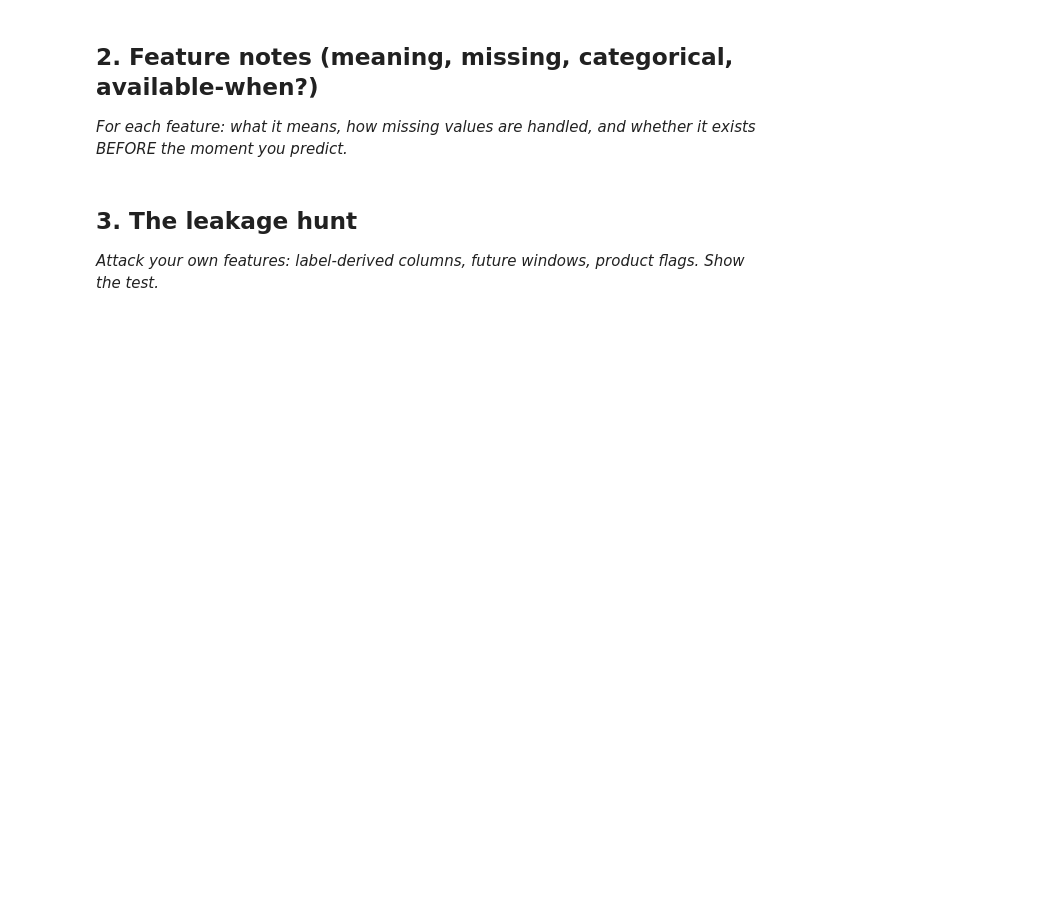
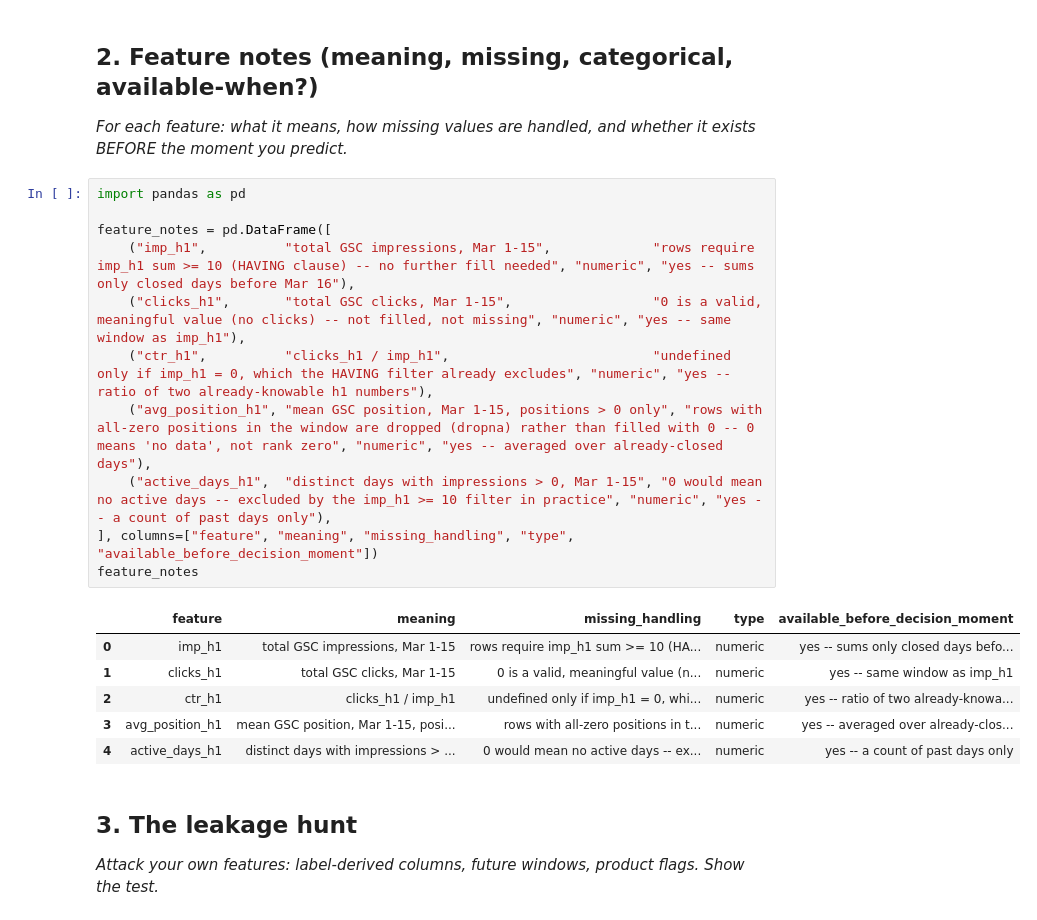
Before and after one commit to irene501/flyrank, a Jupyter notebook: work/notebooks/w03_feature_leakage_check.ipynb, the cells around one changed output. Drawn from its saved outputs; the diff is of its cells as text; blank space fills up the shorter version.

```diff
--- a/work/notebooks/w03_feature_leakage_check.ipynb
+++ b/work/notebooks/w03_feature_leakage_check.ipynb
@@ -14,6 +78,24 @@ This skeleton is yours to fill. Work the sections **in order** — each one has
 ## 2. Feature notes (meaning, missing, categorical, available-when?)
 
 *For each feature: what it means, how missing values are handled, and whether it exists BEFORE the moment you predict.*
+# %%
+import pandas as pd
+
+feature_notes = pd.DataFrame([
+    ("imp_h1",          "total GSC impressions, Mar 1-15",             "rows require imp_h1 sum >= 10 (HAVING clause) -- no further fill needed", "numeric", "yes -- sums only closed days before Mar 16"),
+    ("clicks_h1",       "total GSC clicks, Mar 1-15",                  "0 is a valid, meaningful value (no clicks) -- not filled, not missing", "numeric", "yes -- same window as imp_h1"),
+    ("ctr_h1",          "clicks_h1 / imp_h1",                          "undefined only if imp_h1 = 0, which the HAVING filter already excludes", "numeric", "yes -- ratio of two already-knowable h1 numbers"),
+    ("avg_position_h1", "mean GSC position, Mar 1-15, positions > 0 only", "rows with all-zero positions in the window are dropped (dropna) rather than filled with 0 -- 0 means 'no data', not rank zero", "numeric", "yes -- averaged over already-closed days"),
+    ("active_days_h1",  "distinct days with impressions > 0, Mar 1-15", "0 would mean no active days -- excluded by the imp_h1 >= 10 filter in practice", "numeric", "yes -- a count of past days only"),
+], columns=["feature", "meaning", "missing_handling", "type", "available_before_decision_moment"])
+feature_notes
+# %% [output]
+|  | feature | meaning | missing_handling | type | available_before_decision_moment |
+| 0 | imp_h1 | total GSC impressions, Mar 1-15 | rows require imp_h1 sum >= 10 (HA... | numeric | yes -- sums only closed days befo... |
+| 1 | clicks_h1 | total GSC clicks, Mar 1-15 | 0 is a valid, meaningful value (n... | numeric | yes -- same window as imp_h1 |
+| 2 | ctr_h1 | clicks_h1 / imp_h1 | undefined only if imp_h1 = 0, whi... | numeric | yes -- ratio of two already-knowa... |
+| 3 | avg_position_h1 | mean GSC position, Mar 1-15, posi... | rows with all-zero positions in t... | numeric | yes -- averaged over already-clos... |
+| 4 | active_days_h1 | distinct days with impressions > ... | 0 would mean no active days -- ex... | numeric | yes -- a count of past days only |
 # %% [markdown]
 ## 3. The leakage hunt
 
```
Also changed, not shown: parts of 5 cells of this notebook.
